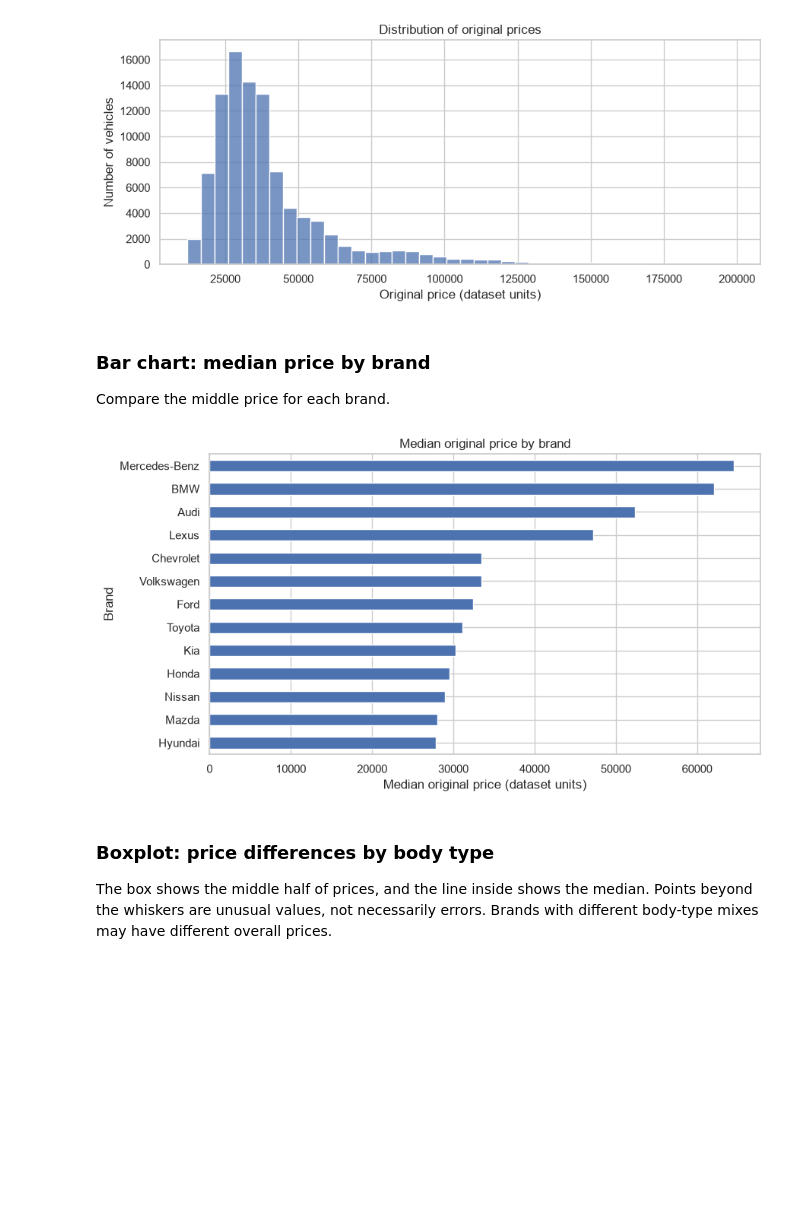
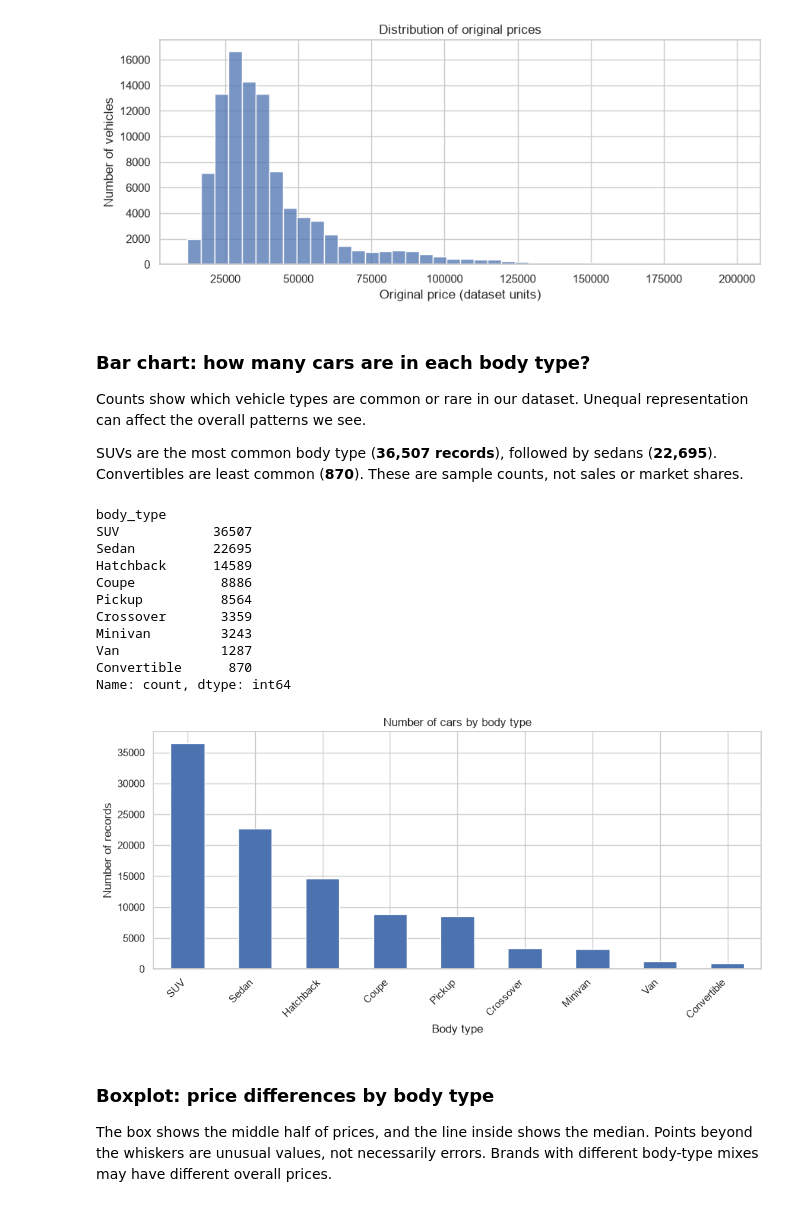
Before and after one commit to Ahmednafees2004/AutoMetrics-DataScience, a Jupyter notebook: notebooks/01_dataset_exploration.ipynb, the cells around one changed output. Drawn from its saved outputs; the diff is of its cells as text; code cells hidden in the pictures; blank space fills up the shorter version.

```diff
--- a/notebooks/01_dataset_exploration.ipynb
+++ b/notebooks/01_dataset_exploration.ipynb
@@ -21,8 +23,8 @@ Read the first worksheet of our Excel file. The path below works when Jupyter st
 # %%
 try:
-    df = pd.read_excel("../data/raw/cars_dataset_edited.csv.xlsx")
+    df = pd.read_excel("../data/processed/cars_dataset_cleaned.xlsx")
 except FileNotFoundError:
-    df = pd.read_excel("data/raw/cars_dataset_edited.csv.xlsx")
+    df = pd.read_excel("data/processed/cars_dataset_cleaned.xlsx")
 # %% [markdown]
 ## 3. Display the first five rows
 A quick preview helps us see how the dataset is organized.
@@ -321,18 +310,35 @@ plt.show()
 # %% [output]
 [figure]
 # %% [markdown]
-### Bar chart: median price by brand
-Compare the middle price for each brand.
+### Bar chart: how many cars are in each body type?
+Counts show which vehicle types are common or rare in our dataset. Unequal representation can affect the overall patterns we see.
+
+SUVs are the most common body type (**36,507 records**), followed by sedans (**22,695**). Convertibles are least common (**870**). These are sample counts, not sales or market shares.
 # %%
-plt.figure(figsize=(9, 5))
-brand_prices["median"].sort_values().plot(kind="barh")
-plt.title("Median original price by brand")
-plt.xlabel("Median original price (dataset units)")
-plt.ylabel("Brand")
+body_counts = df["body_type"].value_counts()
+print(body_counts)
+
+plt.figure(figsize=(10, 5))
+body_counts.plot(kind="bar")
+plt.title("Number of cars by body type")
+plt.xlabel("Body type")
+plt.ylabel("Number of records")
+plt.xticks(rotation=45, ha="right")
 plt.tight_layout()
 plt.show()
 # %% [output]
+body_type
+SUV            36507
+Sedan          22695
+Hatchback      14589
+Coupe           8886
+Pickup          8564
+Crossover       3359
+Minivan         3243
+Van             1287
+Convertible      870
+Name: count, dtype: int64
-[figure, old version]
+[figure, new version]
 # %% [markdown]
 ### Boxplot: price differences by body type
 The box shows the middle half of prices, and the line inside shows the median. Points beyond the whiskers are unusual values, not necessarily errors. Brands with different body-type mixes may have different overall prices.
```
Also changed, not shown: parts of 10 cells of this notebook, 2 other files.
